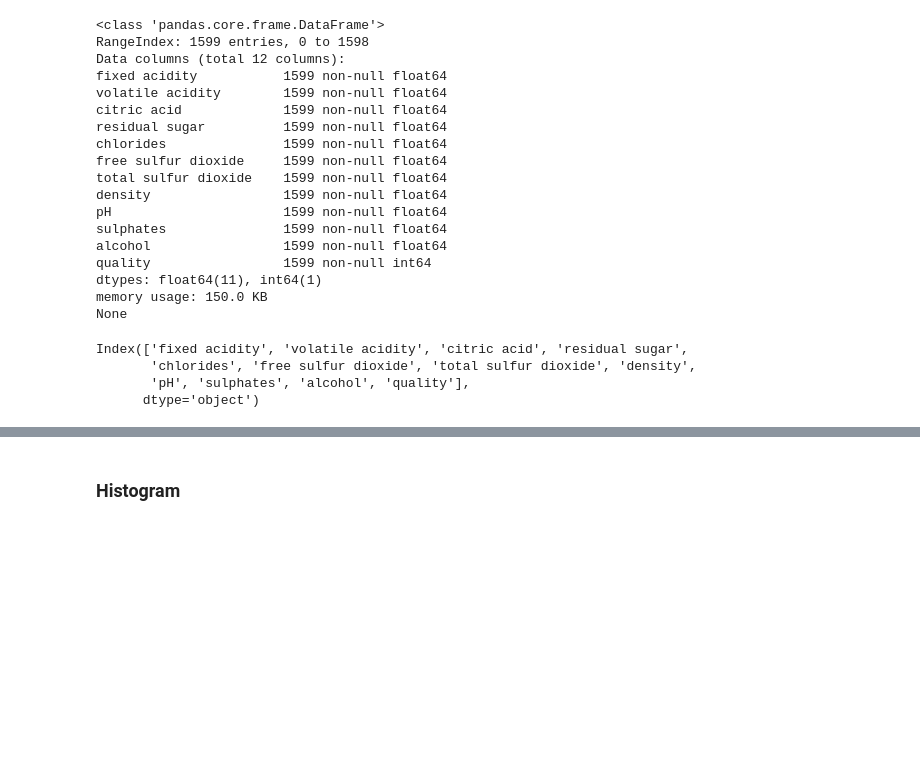
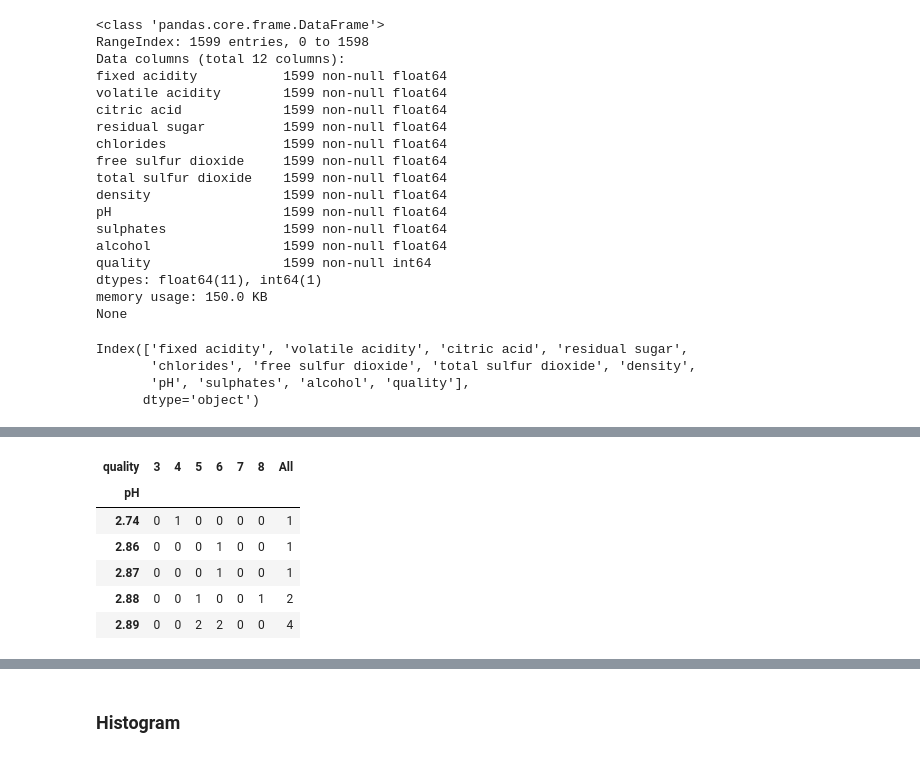
Before and after one commit to duttashi/datascience-notes, a Jupyter notebook: python notebooks/EDA.ipynb, the cells around one changed output, grey strips where cells are left out. Drawn from its saved outputs; the diff is of its cells as text; code cells hidden in the pictures; blank space fills up the shorter version.

```diff
--- a/python notebooks/EDA.ipynb
+++ b/python notebooks/EDA.ipynb
@@ -127,0 +276,10 @@ Index(['fixed acidity', 'volatile acidity', 'citric acid', 'residual sugar',
+# %%
+pd.crosstab(df['pH'], df['quality'], margins=True).head()
+# %% [output]
+| quality | 3 | 4 | 5 | 6 | 7 | 8 | All |
+| pH |  |  |  |  |  |  |  |
+| 2.74 | 0 | 1 | 0 | 0 | 0 | 0 | 1 |
+| 2.86 | 0 | 0 | 0 | 1 | 0 | 0 | 1 |
+| 2.87 | 0 | 0 | 0 | 1 | 0 | 0 | 1 |
+| 2.88 | 0 | 0 | 1 | 0 | 0 | 1 | 2 |
+| 2.89 | 0 | 0 | 2 | 2 | 0 | 0 | 4 |
```
Also changed, not shown: parts of 23 cells of this notebook.
